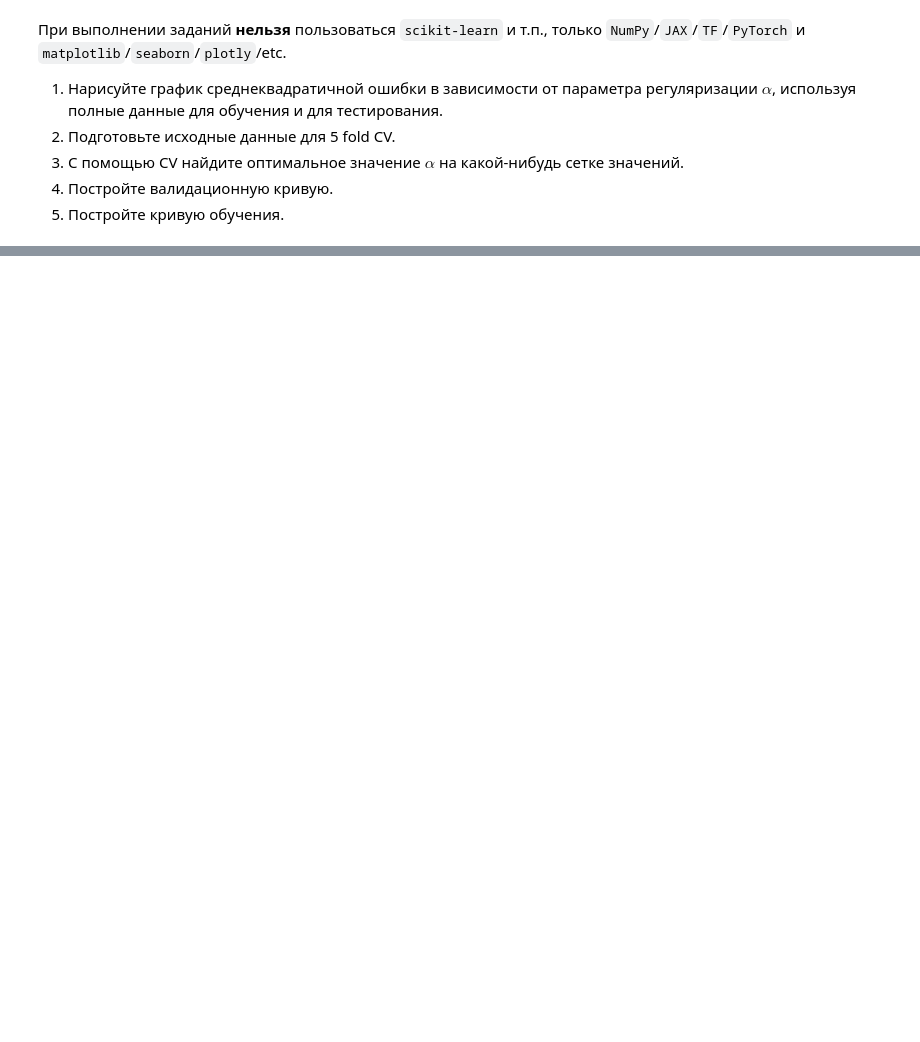
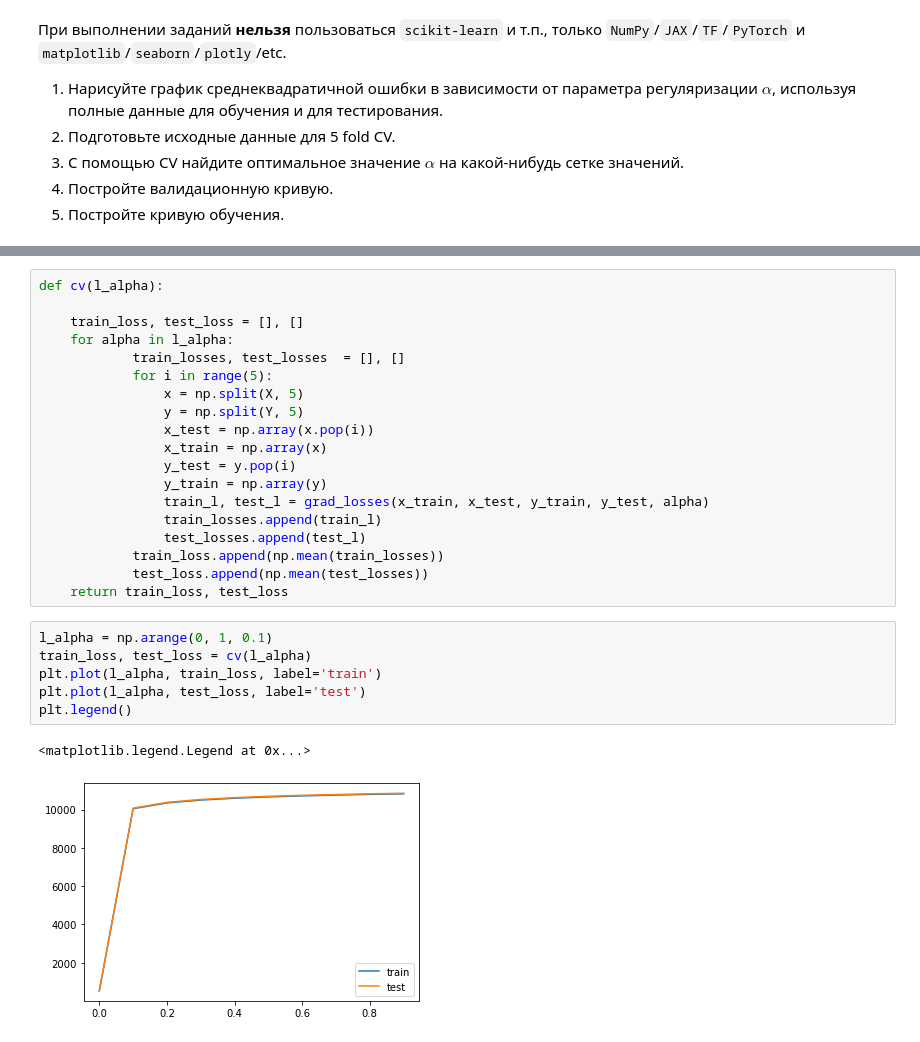
Before and after one commit to akrpv/classification-2020, a Jupyter notebook: tasks/Task_4.ipynb, the cells around one changed output, grey strips where cells are left out. Cells and saved outputs as stored; diff of their text form; blank space fills up the shorter version.

```diff
--- a/tasks/Task_4.ipynb
+++ b/tasks/Task_4.ipynb
@@ -26,0 +64,28 @@ print(X)
+# %%
+def cv(l_alpha):
+
+    train_loss, test_loss = [], []
+    for alpha in l_alpha:
+            train_losses, test_losses  = [], []
+            for i in range(5):
+                x = np.split(X, 5)
+                y = np.split(Y, 5)
+                x_test = np.array(x.pop(i))
+                x_train = np.array(x)
+                y_test = y.pop(i)
+                y_train = np.array(y)
+                train_l, test_l = grad_losses(x_train, x_test, y_train, y_test, alpha)
+                train_losses.append(train_l)
+                test_losses.append(test_l)
+            train_loss.append(np.mean(train_losses))
+            test_loss.append(np.mean(test_losses))
+    return train_loss, test_loss
+# %%
+l_alpha = np.arange(0, 1, 0.1)
+train_loss, test_loss = cv(l_alpha)
+plt.plot(l_alpha, train_loss, label='train')
+plt.plot(l_alpha, test_loss, label='test')
+plt.legend()
+# %% [output]
+<matplotlib.legend.Legend at 0x...>
+[figure, added]
```
Also changed, not shown: parts of 7 cells of this notebook, 1 other file.
